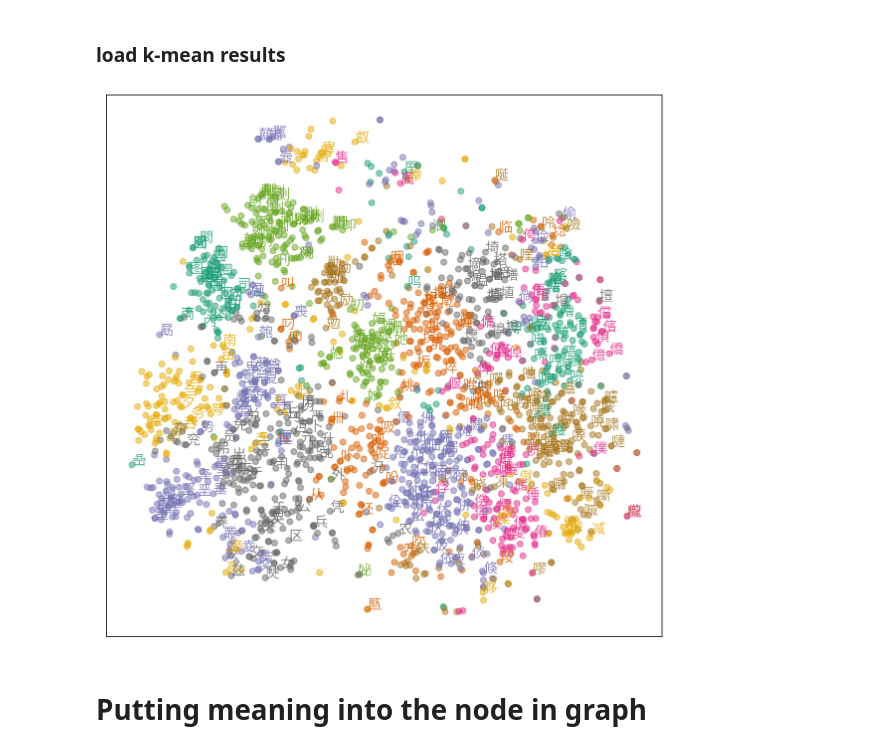
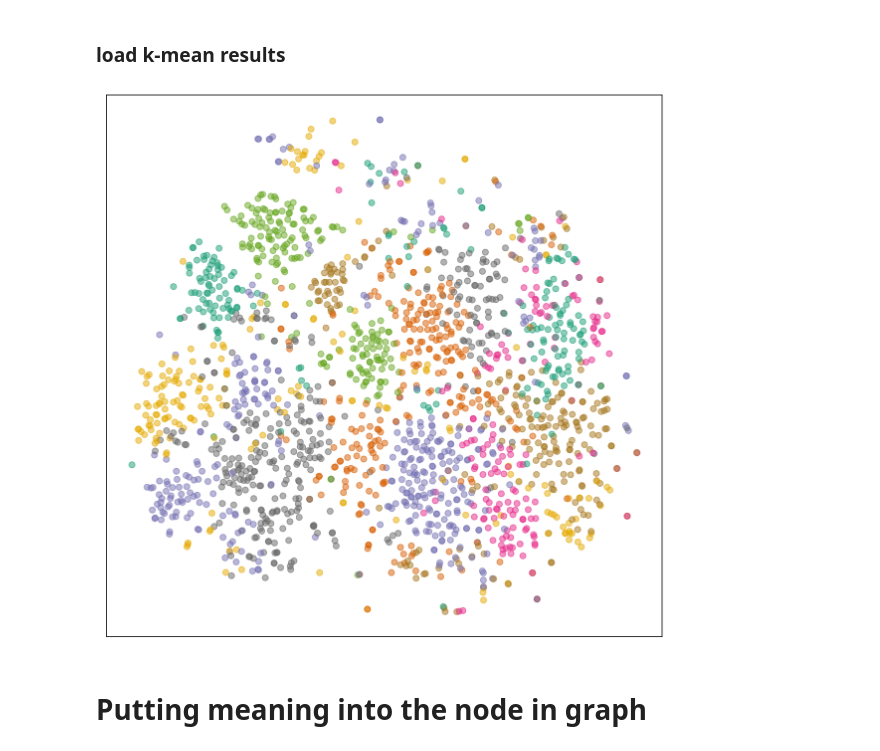
Before and after one commit to jiayiwus1x/exploring-the-structure-of-chinese-language, a Jupyter notebook: bokeh.ipynb, the cells around one changed output. Drawn from its saved outputs; the diff is of its cells as text; code cells hidden in the pictures.

```diff
--- a/bokeh.ipynb
+++ b/bokeh.ipynb
@@ -29,20 +26,22 @@ data_saving_path = data_dir + "_trained_result_image_24/"
+# %%
+data_dir ='./results/'
 # %% [markdown]
 ## loading data
 # %%
 # labels
-L = np.load(data_saving_path + "/data_for_bokeh/L.npy")
+L = np.load(data_dir + "/L.npy")
 # data from torch
-tor_data = np.load("./commoncharacter>500_trained_result_image_24/data_for_bokeh/tor_data.npy")
+tor_data = np.load(data_dir+ "/tor_data.npy")
 # data after tsne
-X_embedded = np.load(data_saving_path + "/data_for_bokeh/X_embedded.npy")
+X_embedded = np.load(data_dir + "/X_embedded.npy")
 #square difference from the center
-SE = np.load("./commoncharacter>500_trained_result_image_24/data_for_bokeh/SE.npy")
+SE = np.load(data_dir+ "/SE.npy")
 
-subgroup_hier= np.load("./commoncharacter>500_trained_result_image_24/data_for_bokeh/subgroup_hier.npy", allow_pickle=True)
+subgroup_hier= np.load(data_dir+ "/subgroup_hier.npy", allow_pickle=True)
 # %% [markdown]
 ### load k-mean results
 # %%
-U = np.load("./commoncharacter>500_trained_result_image_24/k_mean_15classes.npy",allow_pickle=True)
+U = np.load(data_dir+"k_mean_15classes.npy",allow_pickle=True)
 cl = U.item().get("cl")
 c =  U.item().get("c")
 k =  U.item().get("k")
@@ -59,23 +58,23 @@ for i in range(k):
 # %%
 fig = plt.figure(figsize=(10,10))
 cmap = plt.cm.get_cmap("Dark2", k)
 ax = fig.add_subplot(111)
 ax.scatter(X_embedded[:,0], X_embedded[:,1],
            c = cmap(cl.cpu().numpy()), alpha = 0.5)
 cmap = plt.cm.get_cmap("Dark2", k)
-for i in range(len(X_embedded[:,0])):
+# for i in range(len(X_embedded[:,0])):
 
-    if i%5==0:
-        ax.text(X_embedded[i,0], X_embedded[i,1],
-                 L[i], color = cmap(cl.cpu()[i].numpy()),
-                 fontproperties=prop, size = 14, alpha = 0.8)
+#     if i%5==0:
+#         ax.text(X_embedded[i,0], X_embedded[i,1],
+#                  L[i], color = cmap(cl.cpu()[i].numpy()),
+#                  size = 14, alpha = 0.8)
 
 plt.xticks([],[])
 plt.yticks([],[])
 plt.show()
 # plt.savefig(data_saving_path + "/cluster_results_Tsn_k_%d.png"%k)
 # %% [output]
-[figure, old version]
+[figure, new version]
 # %% [markdown]
 # Putting meaning into the node in graph
 # %%
```
Also changed, not shown: parts of 10 cells of this notebook.
